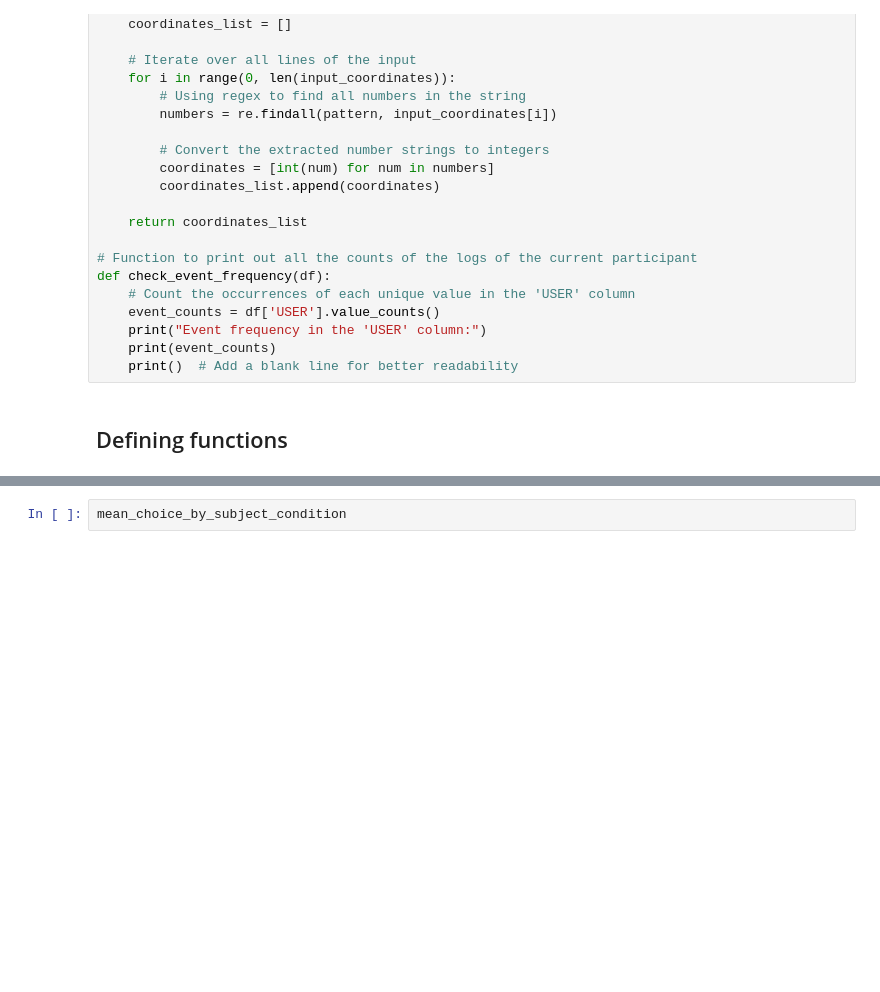
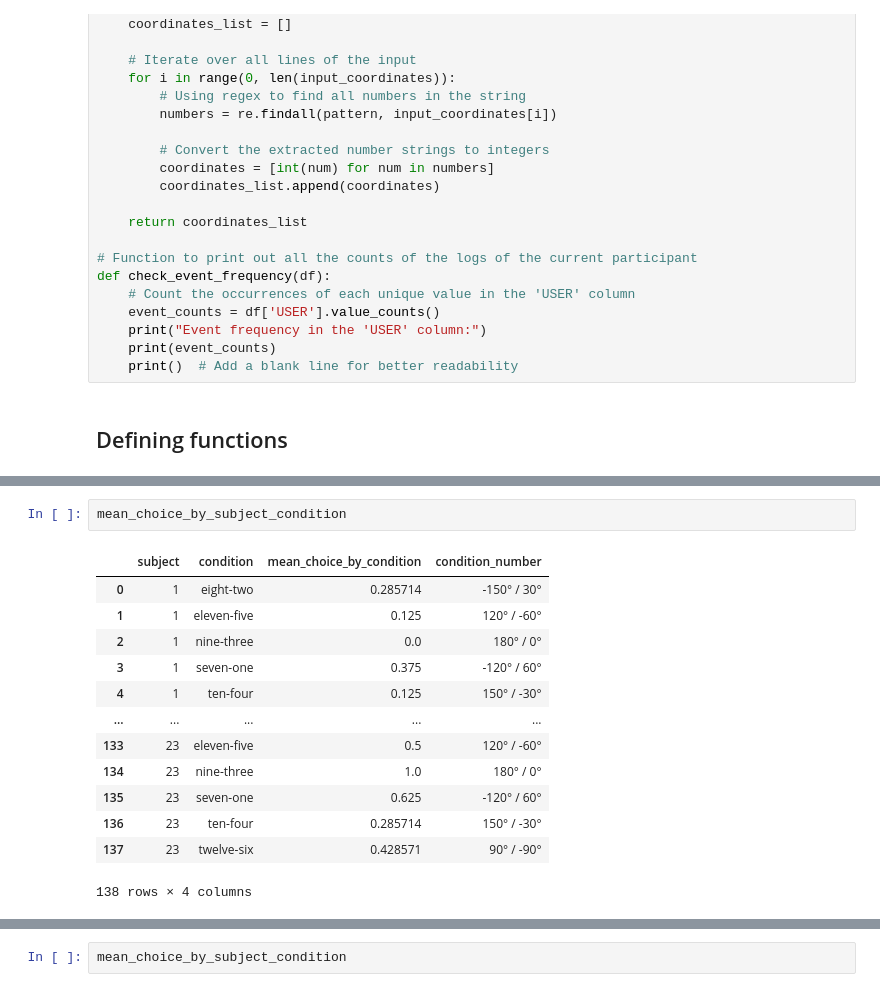
Before and after one commit to s-ccs/project_leftrightbias, a Jupyter notebook: code/scripts/DiagonalBias.ipynb, the cells around one changed output, grey strips where cells are left out. Drawn from its saved outputs; the diff is of its cells as text; blank space fills up the shorter version.

```diff
--- a/code/scripts/DiagonalBias.ipynb
+++ b/code/scripts/DiagonalBias.ipynb
@@ -415,0 +451,16 @@ plt.savefig(os.path.join('..','..','typst-paper',date_str+'_choice.svg'),bbox_in
+# %%
+mean_choice_by_subject_condition
+# %% [output]
+|  | subject | condition | mean_choice_by_condition | condition_number |
+| 0 | 1 | eight-two | 0.285714 | -150° / 30° |
+| 1 | 1 | eleven-five | 0.125 | 120° / -60° |
+| 2 | 1 | nine-three | 0.0 | 180° / 0° |
+| 3 | 1 | seven-one | 0.375 | -120° / 60° |
+| 4 | 1 | ten-four | 0.125 | 150° / -30° |
+| ... | ... | ... | ... | ... |
+| 133 | 23 | eleven-five | 0.5 | 120° / -60° |
+| 134 | 23 | nine-three | 1.0 | 180° / 0° |
+| 135 | 23 | seven-one | 0.625 | -120° / 60° |
+| 136 | 23 | ten-four | 0.285714 | 150° / -30° |
+| 137 | 23 | twelve-six | 0.428571 | 90° / -90° |
+138 rows × 4 columns
```
Also changed, not shown: parts of 12 cells of this notebook, 5 other files.
